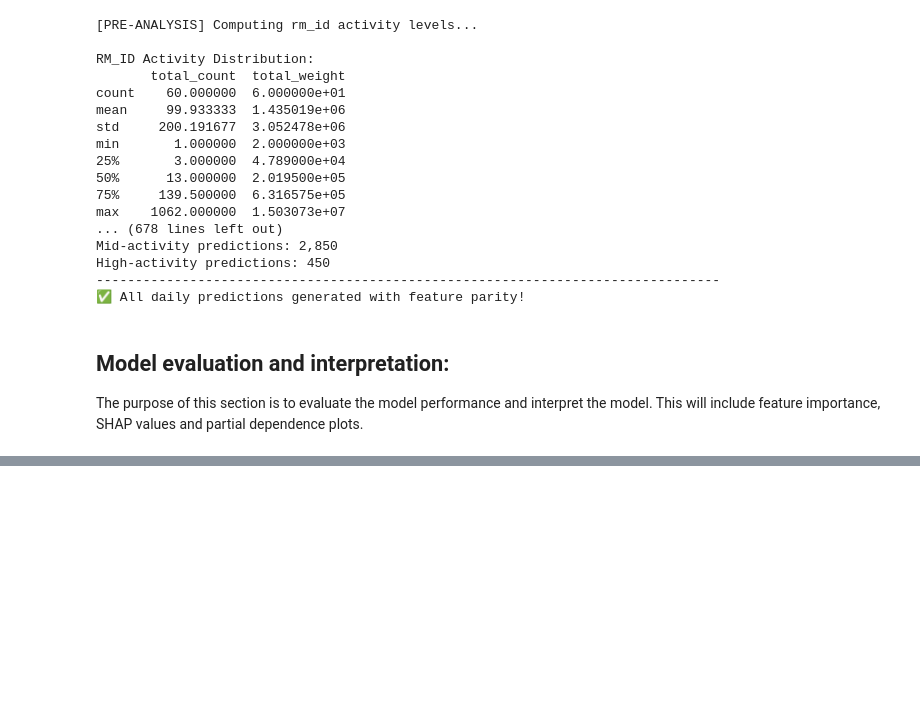
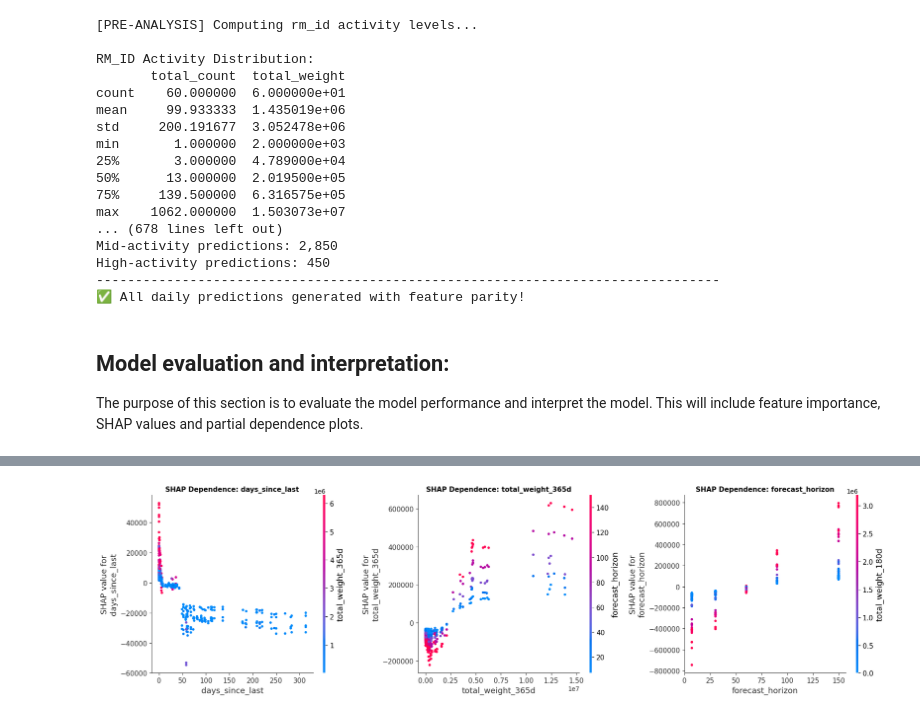
Before and after one commit to lawaasen/ModernML_project, a Jupyter notebook: Report.ipynb, the cells around one changed output, grey strips where cells are left out. Saved outputs shown, nothing was run; the diff lists cells and outputs as text; code cells hidden in the pictures; blank space fills up the shorter version.

```diff
--- a/Report.ipynb
+++ b/Report.ipynb
@@ -2757,0 +3082,20 @@ The purpose of this section is to evaluate the model performance and interpret t
+# %%
+top_features = ['days_since_last', 'total_weight_365d', 'forecast_horizon']
+
+fig, axes = plt.subplots(1, 3, figsize=(18, 5))
+
+for idx, feature in enumerate(top_features):
+    plt.sca(axes[idx])
+    shap.dependence_plot(
+        feature,
+        shap_values,
+        X_val_sample,
+        show=False,
+        ax=axes[idx]
+    )
+    axes[idx].set_title(f'SHAP Dependence: {feature}', fontsize=11, fontweight='bold')
+
+plt.tight_layout()
+plt.show()
+# %% [output]
+[figure, added]
```
Also changed, not shown: parts of 18 cells of this notebook.
